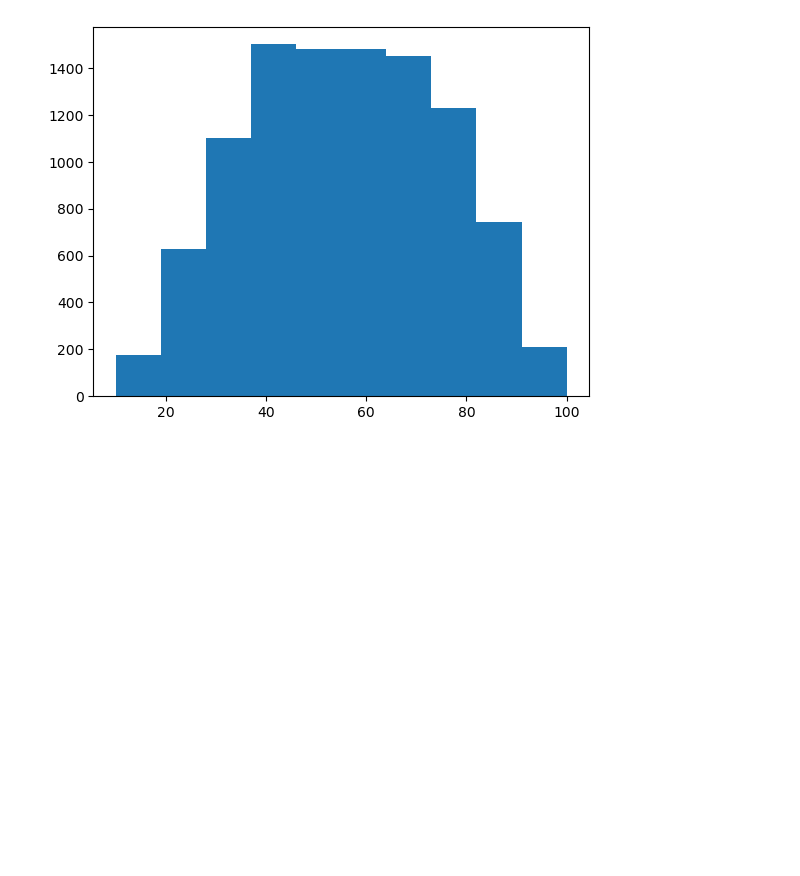
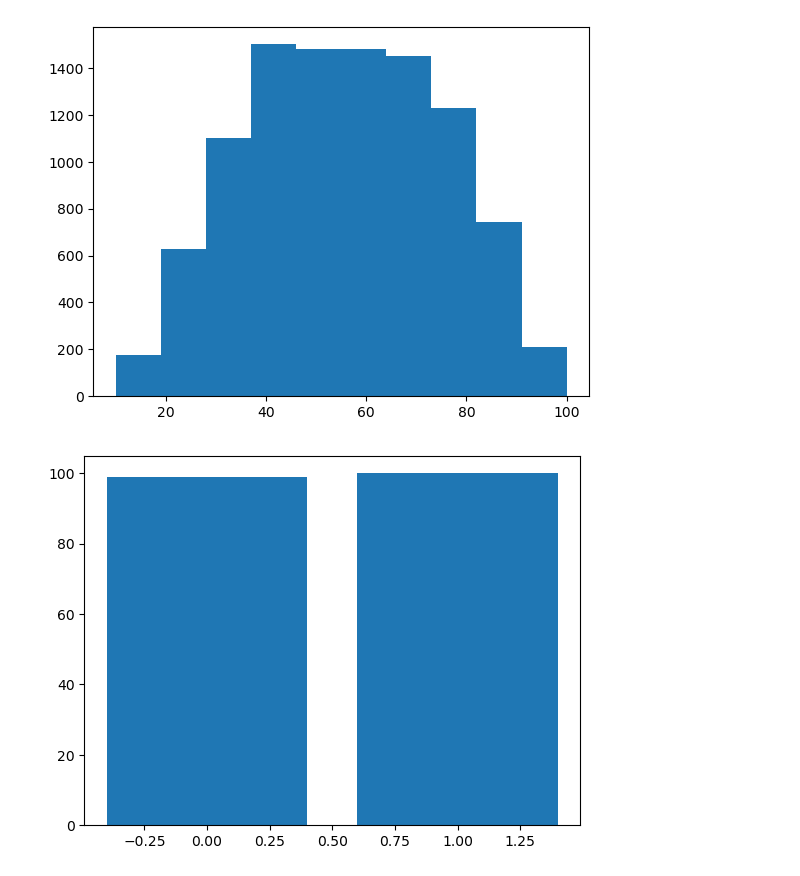
Before and after one commit to chaudhary-dotcom/Python-Beginning-, a Jupyter notebook: linear_regre4.ipynb, the cells around one changed output. Cells and saved outputs as stored; diff of their text form; code cells hidden in the pictures; blank space fills up the shorter version.

```diff
--- a/linear_regre4.ipynb
+++ b/linear_regre4.ipynb
@@ -131,3 +131,9 @@ plt.hist(perf_ind)
 plt.show()
 # %% [output]
 [figure]
+# %%
+activities = df['Extracurricular Activities']
+plt.bar(activities, perf_ind)
+plt.show()
+# %% [output]
+[figure, added]
```
Also changed, not shown: parts of 2 cells of this notebook.
